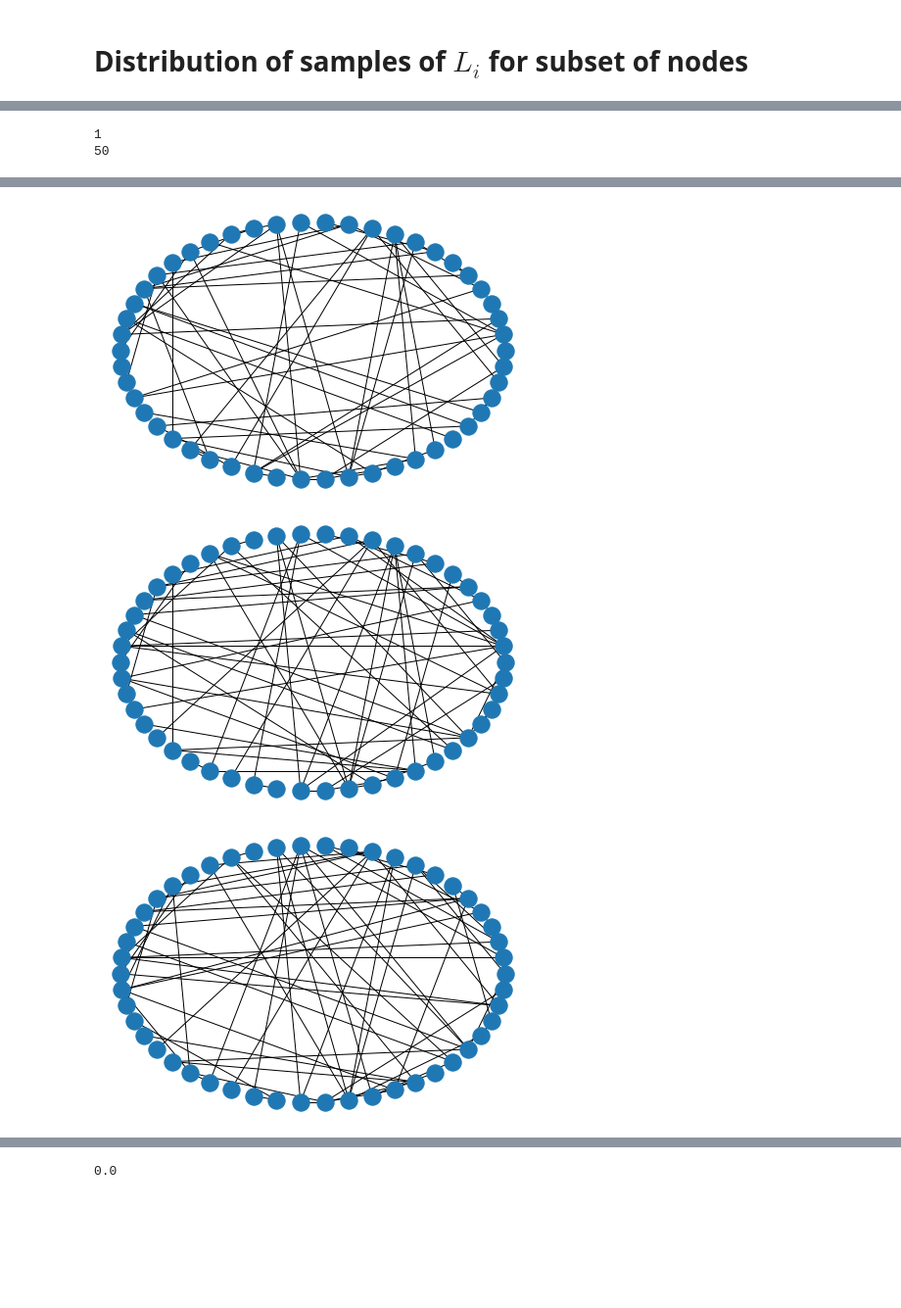
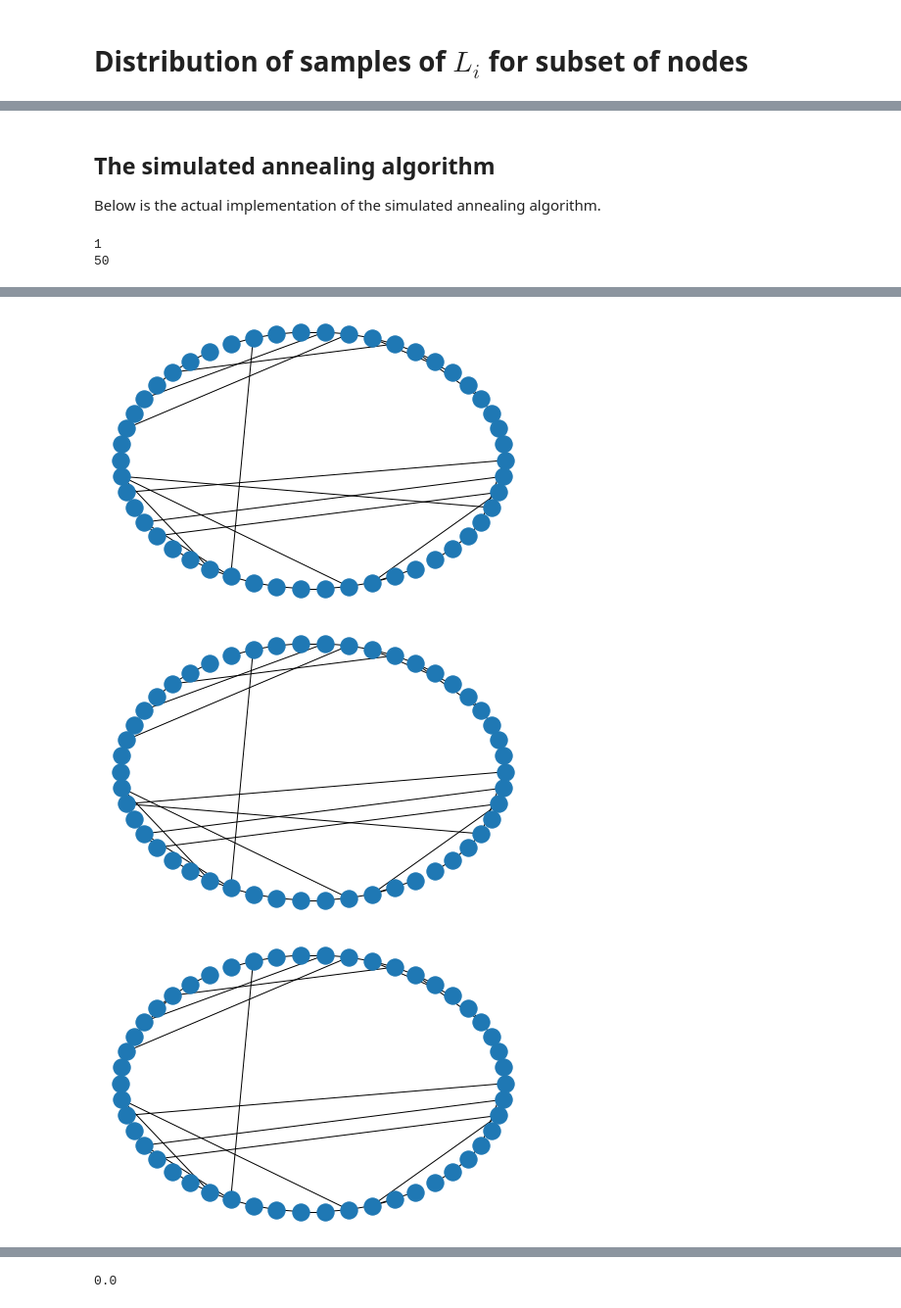
Before and after one commit to bcho04/coauth-approx, a Jupyter notebook: main.ipynb, the cells around one changed output, grey strips where cells are left out. Shown: that part at 98% size. Cells and saved outputs as stored; diff of their text form; code cells hidden in the pictures; blank space fills up the shorter version.

```diff
--- a/main.ipynb
+++ b/main.ipynb
@@ -261,14 +276,17 @@ def final_energy_function(G): # With the full distribution
 
 #We use discrete L_p spaces.
 def acceptance_probability(G,G_new,T):
-    return max(1.0, np.exp(-(energy_function(G_new)-energy_function(G))/(T+1e-12)))
+    return min(1.0, np.exp(-(energy_function(G_new)-energy_function(G))/(T+1e-12)))
+# %% [markdown]
+## The simulated annealing algorithm
+Below is the actual implementation of the simulated annealing algorithm.
 # %%
 # Start with a WS or circle graph.
 STEPS = 500
-TEMPERATURE = 5e-7
+TEMPERATURE = 4e-2
 energy_time = []
 
-SA = nx.generators.random_graphs.watts_strogatz_graph(50,2,0.00) # seed 4552?
+SA = nx.generators.random_graphs.watts_strogatz_graph(50,2,0.00) # Initialize the WS/circle graphs.
 print(len(list(nx.connected_components(SA)))) # Should be connected initially.
 print(len(SA.edges()))
 
@@ -278,7 +296,7 @@ min_energy = float("inf")
 for step in range(STEPS):
     move = select_move(SA)
     SA_new = SA.copy()
-    if(move[0] == "add"):
+    if(move[0] == "add"): # Perform the proposed move and test the energy of the updated graph.
         SA_new.add_edge(move[1][0], move[1][1])
     if(move[0] == "remove"):
         SA_new.remove_edge(move[1][0], move[1][1])
@@ -286,17 +304,17 @@ for step in range(STEPS):
         SA_new.remove_edge(move[1][0], move[1][1])
         SA_new.add_edge(move[2][0], move[2][1])
 
-    if(random.random() < acceptance_probability(SA, SA_new, TEMPERATURE)):
+    if(random.random() < acceptance_probability(SA, SA_new, TEMPERATURE)): # Calculate acceptance probability and change/maintain graph state.
         SA = SA_new
 
-    TEMPERATURE -= TEMPERATURE/STEPS
+    TEMPERATURE -= TEMPERATURE/STEPS # Decrease temperature.
 
-    if(energy_function(SA) < min_energy):
+    if(energy_function(SA) < min_energy): # Record graph with lowest energy so far.
         min_energy = energy_function(SA)
         best_graph = SA.copy()
 
-    energy_time.append(energy_function(SA))
-    if(step % 50 == 0):
+    energy_time.append(energy_function(SA)) # Add energy at step `step` (variable name) and plot below.
+    if(step % 50 == 0): # Draw current graph to the screen every 50th step.
         nx.draw_circular(SA)
         plt.show()
 # %% [output]
@@ -309,3 +327,3 @@ for step in range(STEPS):
-[figure, old version]
+[figure, new version]
-[figure, old version]
+[figure, new version]
-[figure, old version]
+[figure, new version]
```
Also changed, not shown: parts of 43 cells of this notebook.
